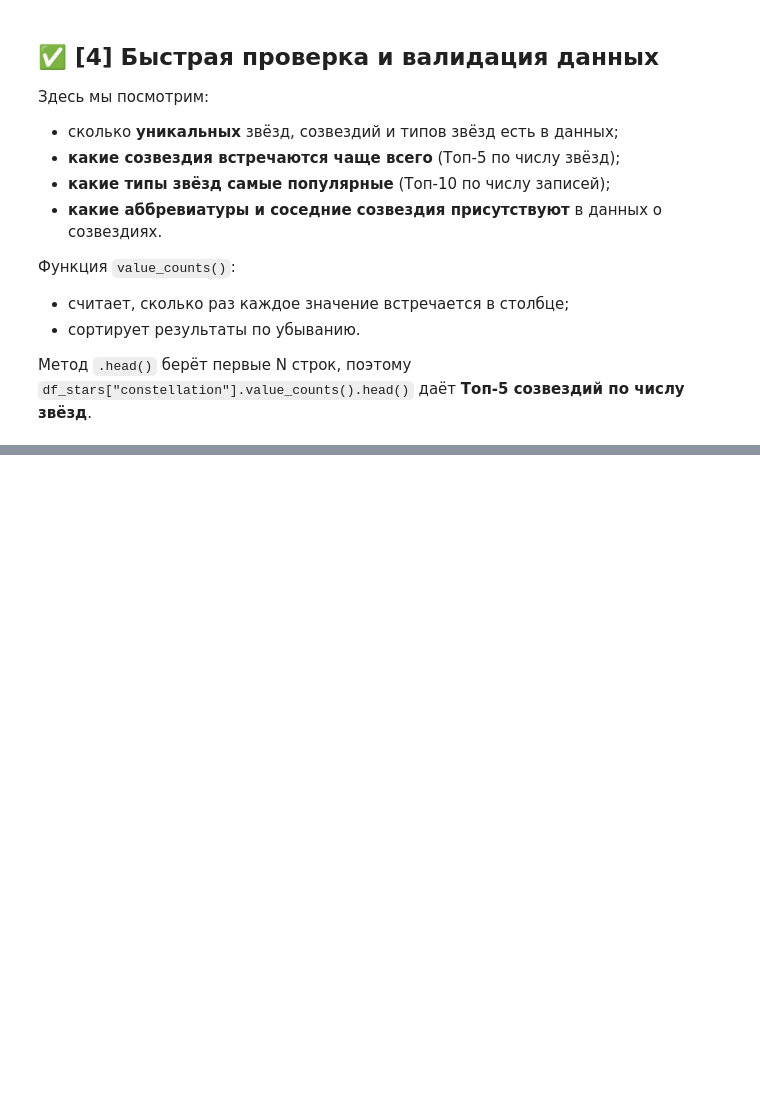
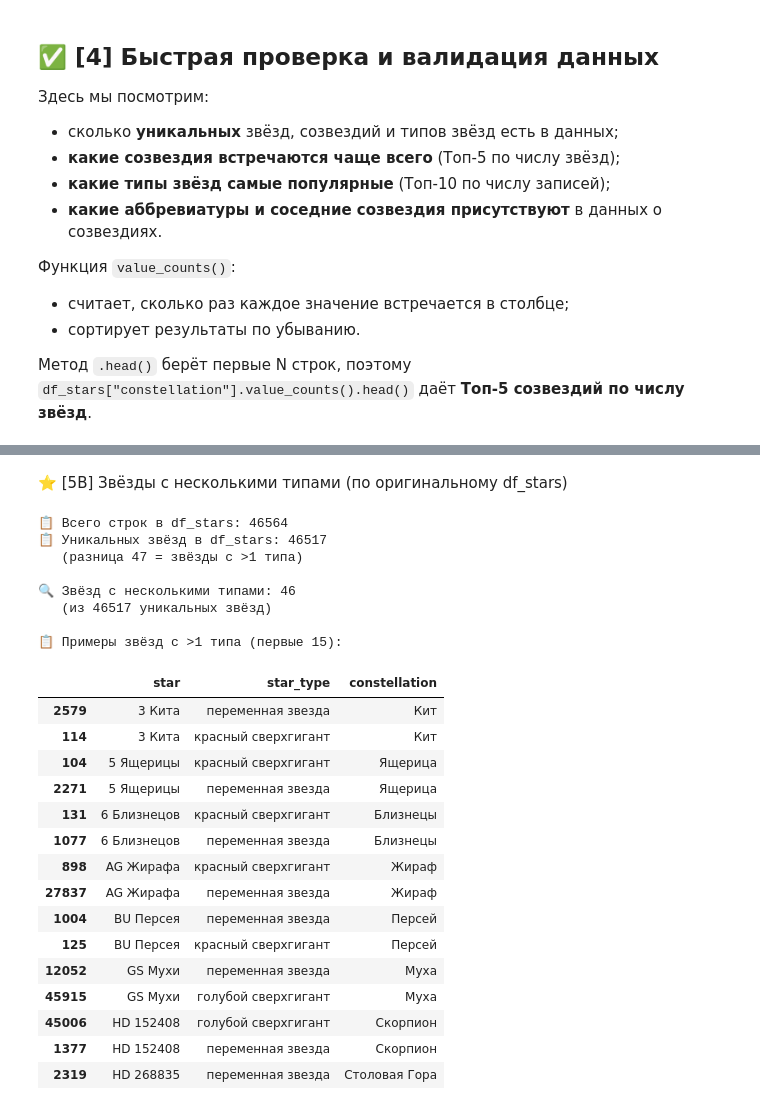
Before and after one commit to kolessovva/python-ai-Albina-Kolesova, a Jupyter notebook: notebooks/week2b_read_csv.ipynb, the cells around one changed output, grey strips where cells are left out. Saved outputs shown, nothing was run; the diff lists cells and outputs as text; code cells hidden in the pictures; blank space fills up the shorter version.

```diff
--- a/notebooks/week2b_read_csv.ipynb
+++ b/notebooks/week2b_read_csv.ipynb
@@ -282,0 +378,48 @@ Messier 67                118
+# %% [markdown]
+⭐ [5B] Звёзды с несколькими типами (по оригинальному df_stars)
+# %%
+# ✅ ВАЖНО: Считаем по оригинальному df_stars, а не df_merged!
+# Это даёт корректные числа без размножения строк
+
+print(f"📋 Всего строк в df_stars: {len(df_stars)}")
+print(f"📋 Уникальных звёзд в df_stars: {df_stars['star_URL'].nunique()}")
+print(f"   (разница {len(df_stars) - df_stars['star_URL'].nunique()} = звёзды с >1 типа)\n")
+
+# groupby + nunique() покажет, сколько УНИКАЛЬНЫХ типов у каждой звезды
+type_counts = df_stars.groupby('star_URL')['star_type'].nunique()
+multi = type_counts[type_counts > 1]
+
+print(f"🔍 Звёзд с несколькими типами: {len(multi)}")
+print(f"   (из {df_stars['star_URL'].nunique()} уникальных звёзд)")
+
+if len(multi) > 0:
+    print("\n📋 Примеры звёзд с >1 типа (первые 15):")
+    multi_stars = df_stars[df_stars['star_URL'].isin(multi.index)][['star', 'star_type', 'constellation']]
+    display(multi_stars.sort_values('star').head(15))
+else:
+    print("\n✅ Все звёзды имеют только один тип")
+# %% [output]
+📋 Всего строк в df_stars: 46564
+📋 Уникальных звёзд в df_stars: 46517
+   (разница 47 = звёзды с >1 типа)
+
+🔍 Звёзд с несколькими типами: 46
+   (из 46517 уникальных звёзд)
+
+📋 Примеры звёзд с >1 типа (первые 15):
+|  | star | star_type | constellation |
+| 2579 | 3 Кита | переменная звезда | Кит |
+| 114 | 3 Кита | красный сверхгигант | Кит |
+| 104 | 5 Ящерицы | красный сверхгигант | Ящерица |
+| 2271 | 5 Ящерицы | переменная звезда | Ящерица |
+| 131 | 6 Близнецов | красный сверхгигант | Близнецы |
+| 1077 | 6 Близнецов | переменная звезда | Близнецы |
+| 898 | AG Жирафа | красный сверхгигант | Жираф |
+| 27837 | AG Жирафа | переменная звезда | Жираф |
+| 1004 | BU Персея | переменная звезда | Персей |
+| 125 | BU Персея | красный сверхгигант | Персей |
+| 12052 | GS Мухи | переменная звезда | Муха |
+| 45915 | GS Мухи | голубой сверхгигант | Муха |
+| 45006 | HD 152408 | голубой сверхгигант | Скорпион |
+| 1377 | HD 152408 | переменная звезда | Скорпион |
+| 2319 | HD 268835 | переменная звезда | Столовая Гора |
```
Also changed, not shown: parts of 17 cells of this notebook.
